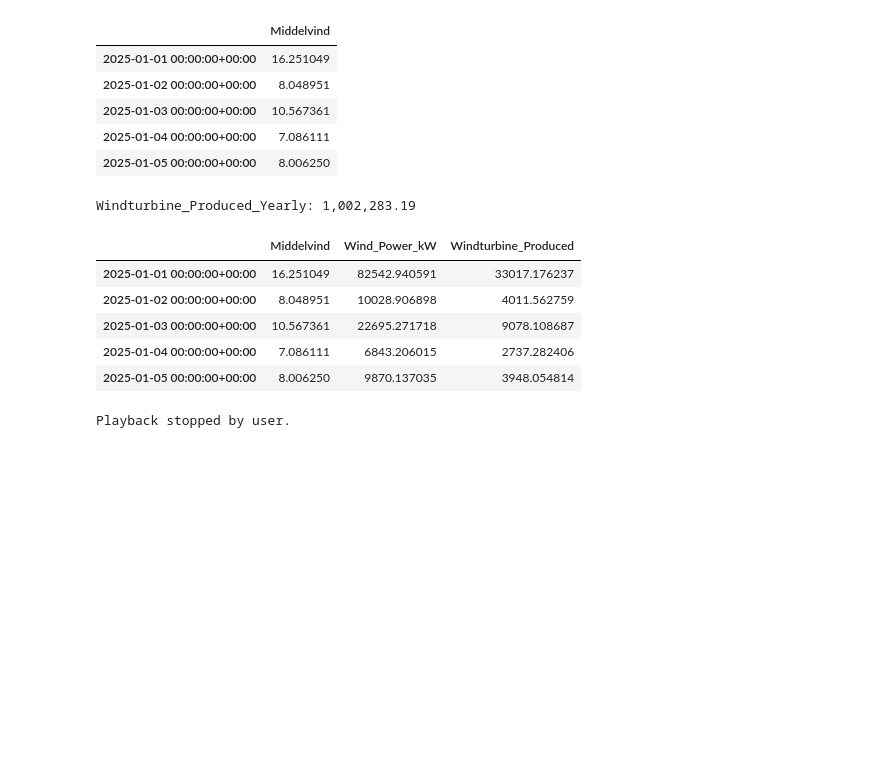
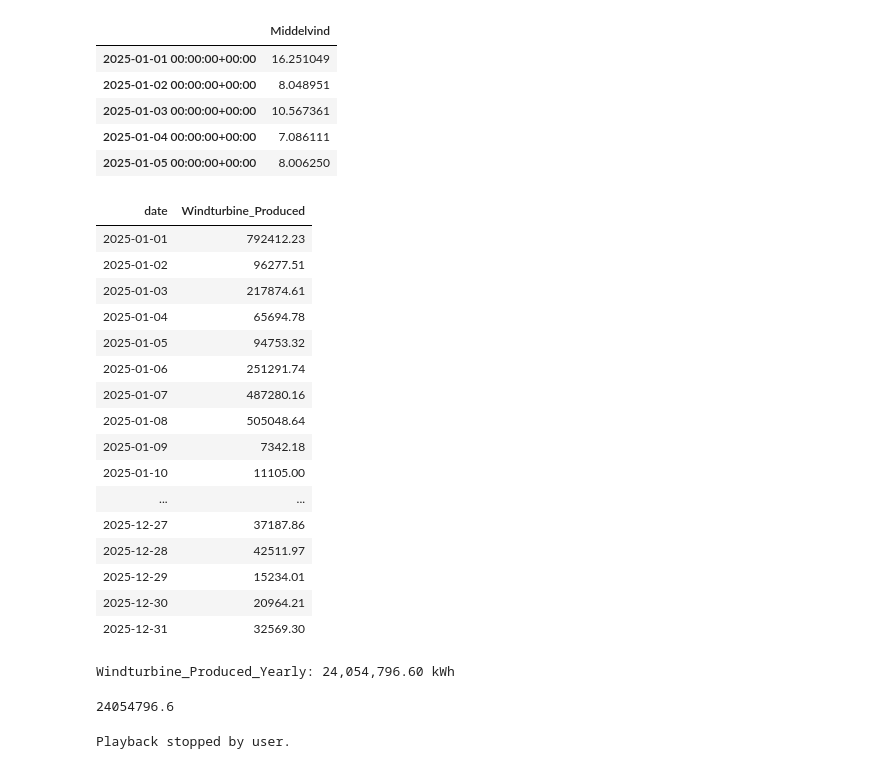
Before and after one commit to SofieTroelsoe/Workshop, a Jupyter notebook: notebooks/Wind_Speed.ipynb, the cells around one changed output. Saved outputs shown, nothing was run; the diff lists cells and outputs as text; code cells hidden in the pictures; blank space fills up the shorter version.

```diff
--- a/notebooks/Wind_Speed.ipynb
+++ b/notebooks/Wind_Speed.ipynb
@@ -105,32 +105,50 @@ Parameter used: wind_speed
 | 2025-01-03 00:00:00+00:00 | 10.567361 |
 | 2025-01-04 00:00:00+00:00 | 7.086111 |
 | 2025-01-05 00:00:00+00:00 | 8.006250 |
-# %%
-import pandas as pd
-
-# Calculate Windturbine_Produced from Cell 1 output (df['Middelvind'])
-C = 0.4
-
-windturbine_daily_df = df[["Middelvind"]].copy()
-
-# Same formula basis as your simulation definitions
-# Wind_Power(v) = 19232.5 * v^3 / 1000  (kW)
-# Windturbine_Produced(v) = C * Wind_Power(v)
-windturbine_daily_df["Wind_Power_kW"] = 19232.5 * (windturbine_daily_df["Middelvind"] ** 3) / 1000
-windturbine_daily_df["Windturbine_Produced"] = C * windturbine_daily_df["Wind_Power_kW"]
-
-# Keep only days where Middelvind exists
-windturbine_daily_df = windturbine_daily_df.dropna(subset=["Middelvind"])
-
-Windturbine_Produced_Yearly = float(windturbine_daily_df["Windturbine_Produced"].sum())
-
-print(f"Windturbine_Produced_Yearly: {Windturbine_Produced_Yearly:,.2f}")
-windturbine_daily_df.head()
-# %% [output]
-Windturbine_Produced_Yearly: 1,002,283.19
-|  | Middelvind | Wind_Power_kW | Windturbine_Produced |
-| 2025-01-01 00:00:00+00:00 | 16.251049 | 82542.940591 | 33017.176237 |
-| 2025-01-02 00:00:00+00:00 | 8.048951 | 10028.906898 | 4011.562759 |
-| 2025-01-03 00:00:00+00:00 | 10.567361 | 22695.271718 | 9078.108687 |
-| 2025-01-04 00:00:00+00:00 | 7.086111 | 6843.206015 | 2737.282406 |
-| 2025-01-05 00:00:00+00:00 | 8.006250 | 9870.137035 | 3948.054814 |
+# %%
+import pandas as pd
+from IPython.display import HTML, display
+
+# Calculate Windturbine_Produced from Cell 1 output (df['Middelvind'])
+C = 0.4
+
+windturbine_daily_df = df[["Middelvind"]].copy()
+windturbine_daily_df["Wind_Power_kW"] = 19232.5 * (windturbine_daily_df["Middelvind"] ** 3) / 1000
+
+# Convert power (kW) to daily energy (kWh/day) by multiplying by 24 hours
+windturbine_daily_df["Windturbine_Produced"] = C * windturbine_daily_df["Wind_Power_kW"] * 24
+
+# Keep only days where Middelvind exists and prepare daily output
+windturbine_daily_df = windturbine_daily_df.dropna(subset=["Middelvind"])
+windturbine_daily_df = windturbine_daily_df.reset_index().rename(columns={"index": "date"})
+windturbine_daily_df["date"] = pd.to_datetime(windturbine_daily_df["date"]).dt.strftime("%Y-%m-%d")
+
+daily_windturbine_produced = windturbine_daily_df[["date", "Windturbine_Produced"]].copy()
+daily_windturbine_produced["Windturbine_Produced"] = daily_windturbine_produced["Windturbine_Produced"].round(2)
+
+Windturbine_Produced_Yearly = float(daily_windturbine_produced["Windturbine_Produced"].sum())
+
+scroll_html = daily_windturbine_produced.to_html(index=False)
+display(HTML(f"<div style='max-height: 420px; overflow-y: auto; border: 1px solid #ddd;'>{scroll_html}</div>"))
+print(f"Windturbine_Produced_Yearly: {Windturbine_Produced_Yearly:,.2f} kWh")
+Windturbine_Produced_Yearly
+# %% [output]
+| date | Windturbine_Produced |
+| 2025-01-01 | 792412.23 |
+| 2025-01-02 | 96277.51 |
+| 2025-01-03 | 217874.61 |
+| 2025-01-04 | 65694.78 |
+| 2025-01-05 | 94753.32 |
+| 2025-01-06 | 251291.74 |
+| 2025-01-07 | 487280.16 |
+| 2025-01-08 | 505048.64 |
+| 2025-01-09 | 7342.18 |
+| 2025-01-10 | 11105.00 |
+| ... | ... |
+| 2025-12-27 | 37187.86 |
+| 2025-12-28 | 42511.97 |
+| 2025-12-29 | 15234.01 |
+| 2025-12-30 | 20964.21 |
+| 2025-12-31 | 32569.30 |
+Windturbine_Produced_Yearly: 24,054,796.60 kWh
+24054796.6
```
Also changed, not shown: parts of 1 cell of this notebook, 7 other files.
